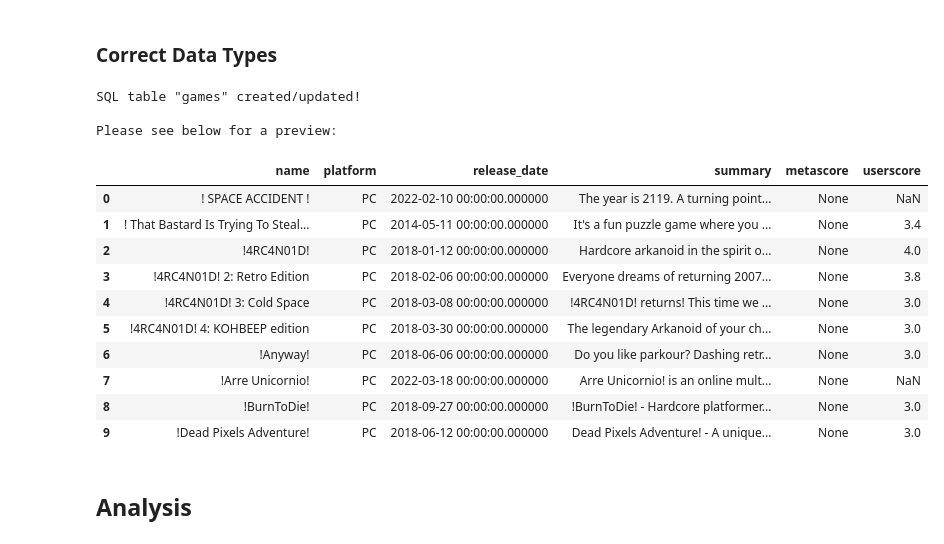
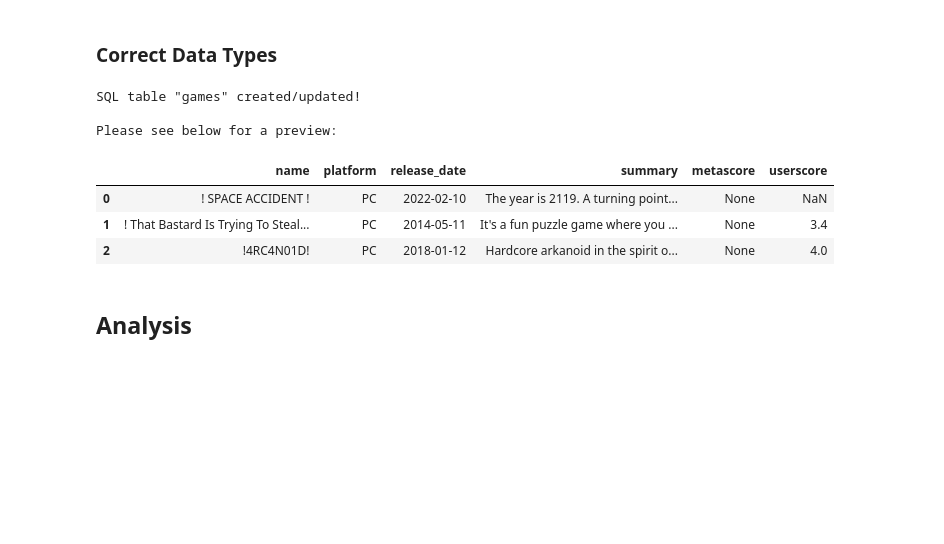
Before and after one commit to henrylin03/video-games, a Jupyter notebook: analysis.ipynb, the cells around one changed output. Cells and saved outputs as stored; diff of their text form; code cells hidden in the pictures; blank space fills up the shorter version.

```diff
--- a/analysis.ipynb
+++ b/analysis.ipynb
@@ -13,7 +13,7 @@ from sqlalchemy import create_engine
 sql_engine = create_engine("sqlite://", echo=False)
 games_df = pd.read_csv("./input/games.csv")
 # %%
-def df_to_sql_table(sql_table_name: str, dataframe: pl.DataFrame) -> None:
+def df_to_sql_table(sql_table_name: str, dataframe: pd.DataFrame) -> None:
     dataframe.to_sql(sql_table_name, sql_engine, if_exists="replace", index=False)
     print(
         f"""SQL table "{sql_table_name}" created/updated!
@@ -26,7 +26,7 @@ Please see below for a preview:"""
 def preview_sql_table(
     sql_table_name: str,
     sql_engine_name,
-    row_count=10,
+    row_count=3,
 ) -> None:
     preview_sql_query = f"""SELECT * FROM {sql_table_name} LIMIT {row_count}"""
     display(pd.read_sql_query(preview_sql_query, sql_engine_name))
@@ -159,25 +144,19 @@ The column "userscore" has _105986_ missing values.
 # %%
 for c in score_columns:
     games_df[c] = pd.to_numeric(games_df[c])
 
 games_df["release_date"] = pd.to_datetime(games_df["release_date"], format="%B %d, %Y")
+games_df["release_date"] = games_df["release_date"].dt.strftime("%Y-%m-%d")
 
 df_to_sql_table("games", games_df)
 # %% [output]
 SQL table "games" created/updated!
 
 Please see below for a preview:
 |  | name | platform | release_date | summary | metascore | userscore |
-| 0 | ! SPACE ACCIDENT ! | PC | 2022-02-10 00:00:00.000000 | The year is 2119. A turning point... | None | NaN |
-| 1 | ! That Bastard Is Trying To Steal... | PC | 2014-05-11 00:00:00.000000 | It's a fun puzzle game where you ... | None | 3.4 |
-| 2 | !4RC4N01D! | PC | 2018-01-12 00:00:00.000000 | Hardcore arkanoid in the spirit o... | None | 4.0 |
-| 3 | !4RC4N01D! 2: Retro Edition | PC | 2018-02-06 00:00:00.000000 | Everyone dreams of returning 2007... | None | 3.8 |
-| 4 | !4RC4N01D! 3: Cold Space | PC | 2018-03-08 00:00:00.000000 | !4RC4N01D! returns! This time we ... | None | 3.0 |
-| 5 | !4RC4N01D! 4: KOHBEEP edition | PC | 2018-03-30 00:00:00.000000 | The legendary Arkanoid of your ch... | None | 3.0 |
-| 6 | !Anyway! | PC | 2018-06-06 00:00:00.000000 | Do you like parkour? Dashing retr... | None | 3.0 |
-| 7 | !Arre Unicornio! | PC | 2022-03-18 00:00:00.000000 | Arre Unicornio! is an online mult... | None | NaN |
-| 8 | !BurnToDie! | PC | 2018-09-27 00:00:00.000000 | !BurnToDie! - Hardcore platformer... | None | 3.0 |
-| 9 | !Dead Pixels Adventure! | PC | 2018-06-12 00:00:00.000000 | Dead Pixels Adventure! - A unique... | None | 3.0 |
+| 0 | ! SPACE ACCIDENT ! | PC | 2022-02-10 | The year is 2119. A turning point... | None | NaN |
+| 1 | ! That Bastard Is Trying To Steal... | PC | 2014-05-11 | It's a fun puzzle game where you ... | None | 3.4 |
+| 2 | !4RC4N01D! | PC | 2018-01-12 | Hardcore arkanoid in the spirit o... | None | 4.0 |
 # %% [markdown]
 ## Analysis
 # %% [markdown]
```
Also changed, not shown: parts of 4 cells of this notebook.
